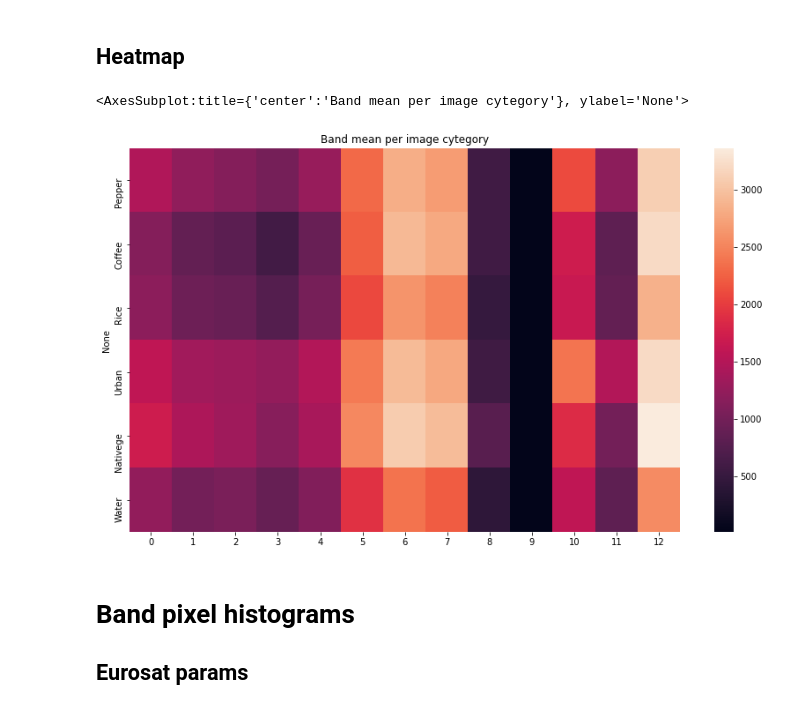
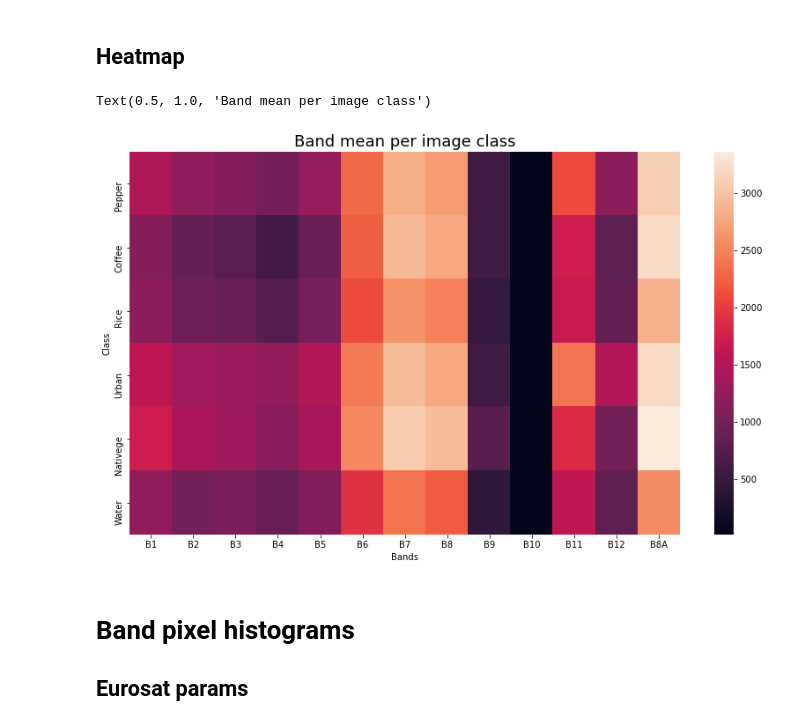
Before and after one commit to RomainCapo/IADeforestation, a Jupyter notebook: Statistics.ipynb, the cells around one changed output. Drawn from its saved outputs; the diff is of its cells as text; code cells hidden in the pictures.

```diff
--- a/Statistics.ipynb
+++ b/Statistics.ipynb
@@ -37,5 +37,12 @@ for band in range(0,13):
 
     fig, ax = plt.subplots(figsize=(10,6))
     df.boxplot(ax=ax, showfliers=False)
-    ax.set_title(f"Band {band}")
+
+    ax.set_xlabel("Class")
+    ax.set_ylabel("Pixel value")
+
+    if band != 12:
+        ax.set_title(f"Band B{band+1}")
+    else:
+        ax.set_title(f"Band B8A")
 # %% [output]
@@ -57,21 +64,24 @@ for band in range(0,13):
 # %%
 df = pd.DataFrame(columns=range(0,13), index=[list(dict_output.keys())])
 for band in range(0,13):
 
     mean =[]
     for cat,number in categories.items():
         mean.append(statistics.mean(dict_output[cat][band]))
     df[band] = mean
 
 fig, ax = plt.subplots(figsize=(14,8))
+
+labels = ["B" + str(i) for i in range(1,13)]
+labels.append("B8A")
+
+sns.heatmap(df, ax=ax, xticklabels=labels)
 ax.set_xlabel('Bands')
-ax.set_ylabel('Image category')
-ax.set_title('Band mean per image cytegory')
-
-sns.heatmap(df, ax=ax)
+ax.set_ylabel('Class')
+ax.set_title('Band mean per image class', fontsize=18)
 # %% [output]
-<AxesSubplot:title={'center':'Band mean per image cytegory'}, ylabel='None'>
+Text(0.5, 1.0, 'Band mean per image class')
-[figure, old version]
+[figure, new version]
 # %% [markdown]
 # Band pixel histograms
 ## Eurosat params
```
Also changed, not shown: parts of 3 cells of this notebook, 10 other files.
